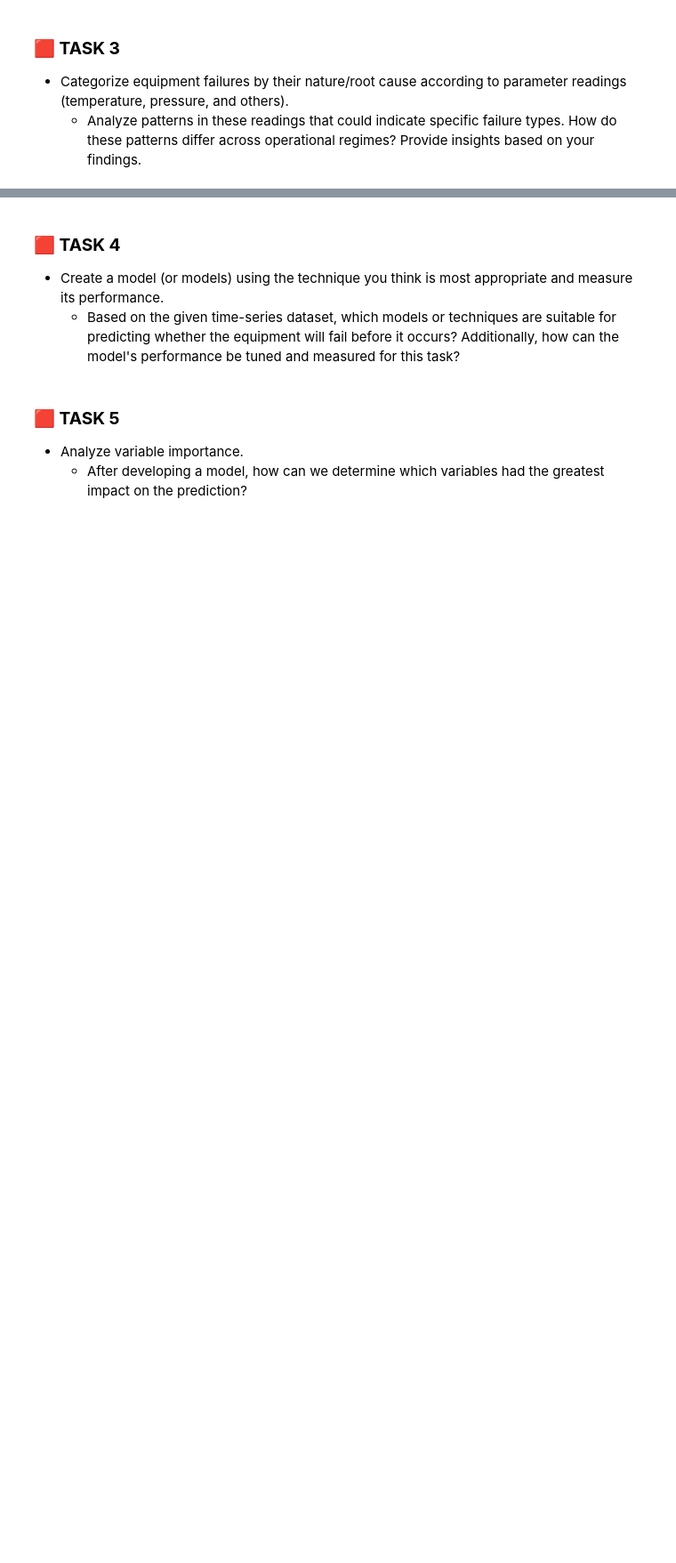
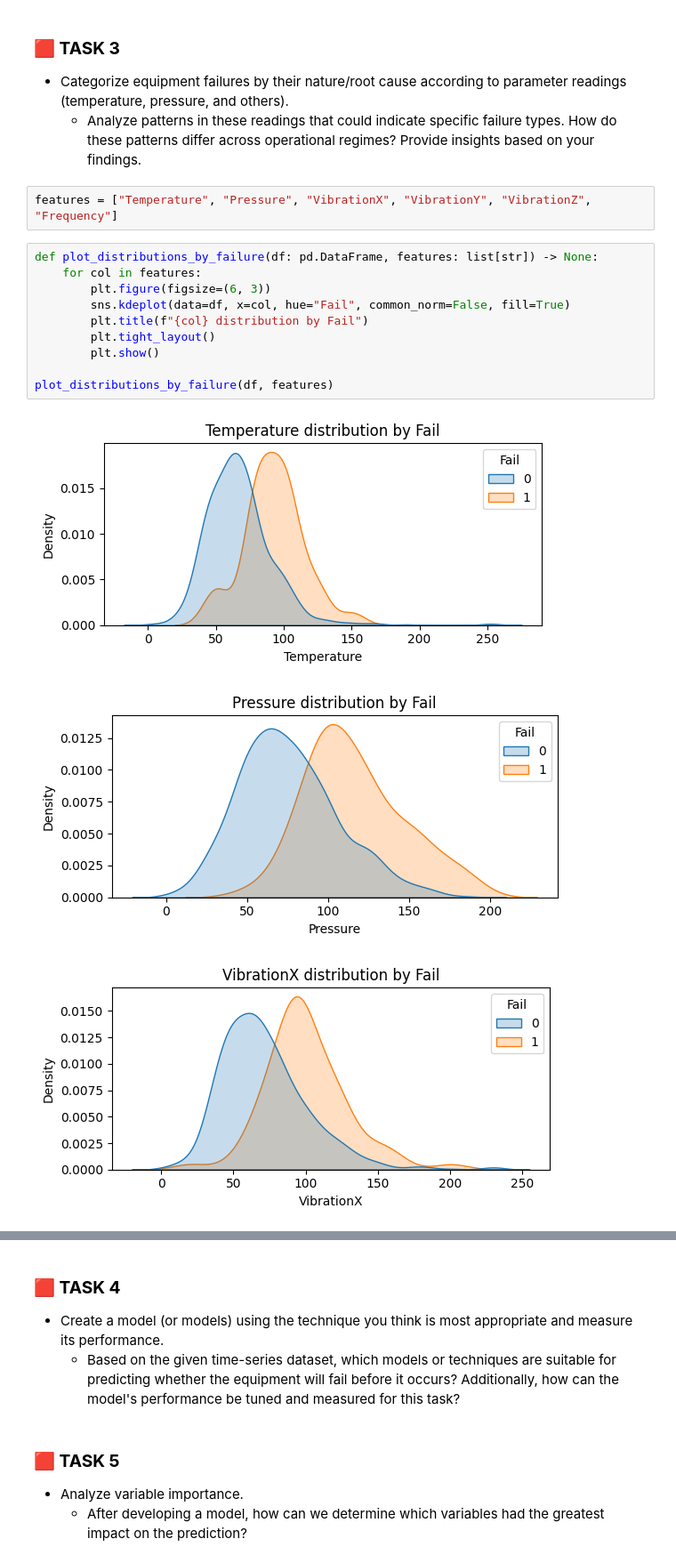
Before and after one commit to luizoaf/shape, a Jupyter notebook: luiz_alves_teste_shape.ipynb, the cells around one changed output, grey strips where cells are left out. Shown at 89% size. Cells and saved outputs as stored; diff of their text form; blank space fills up the shorter version.

```diff
--- a/luiz_alves_teste_shape.ipynb
+++ b/luiz_alves_teste_shape.ipynb
@@ -333,3 +329,19 @@ plot_failure_rate_by_combination(table_combined)
 ### **🟥 TASK 3**
 - Categorize equipment failures by their nature/root cause according to parameter readings (temperature, pressure, and others).
     - Analyze patterns in these readings that could indicate specific failure types. How do these patterns differ across operational regimes? Provide insights based on your findings.
+# %%
+features = ["Temperature", "Pressure", "VibrationX", "VibrationY", "VibrationZ", "Frequency"]
+# %%
+def plot_distributions_by_failure(df: pd.DataFrame, features: list[str]) -> None:
+    for col in features:
+        plt.figure(figsize=(6, 3))
+        sns.kdeplot(data=df, x=col, hue="Fail", common_norm=False, fill=True)
+        plt.title(f"{col} distribution by Fail")
+        plt.tight_layout()
+        plt.show()
+
+plot_distributions_by_failure(df, features)
+# %% [output]
+[figure, added]
+[figure, added]
+[figure, added]
```
Also changed, not shown: parts of 9 cells of this notebook.
